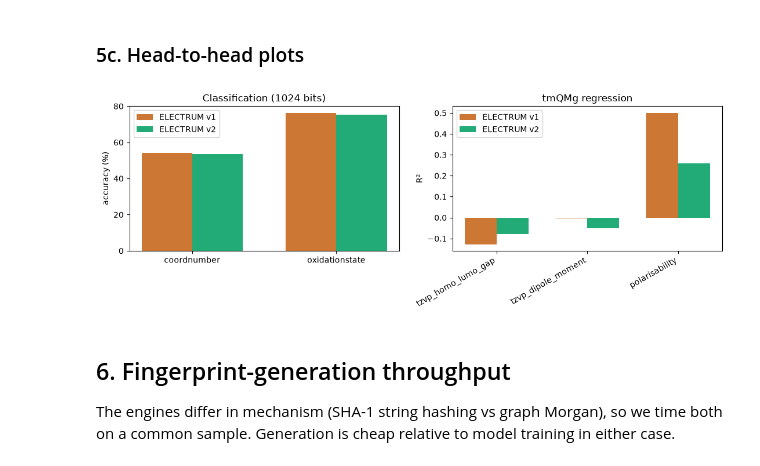
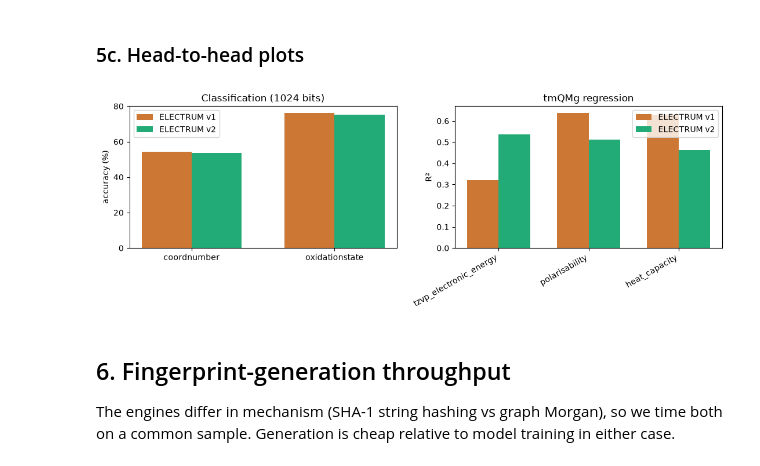
Before and after one commit to TheFreiLab/electrum_val, a Jupyter notebook: 08-electrum-v2-benchmark.ipynb, the cells around one changed output. Cells and saved outputs as stored; diff of their text form; code cells hidden in the pictures.

```diff
--- a/08-electrum-v2-benchmark.ipynb
+++ b/08-electrum-v2-benchmark.ipynb
@@ -127,7 +127,7 @@ if QUICK:
     MLP_HIDDEN  = (256, 128, 64)
     MLP_MAXITER = 300
     N_SPLITS    = 3
-    REG_TARGETS = ["tzvp_homo_lumo_gap", "tzvp_dipole_moment", "polarisability"]
+    REG_TARGETS = ["tzvp_electronic_energy", "polarisability", "heat_capacity"]
     REPRO_N     = 200
 else:
     SUBSAMPLE   = None                 # use all rows
@@ -135,9 +135,14 @@ else:
     MLP_HIDDEN  = (512, 256, 128, 64, 32)   # paper architecture
     MLP_MAXITER = 1000
     N_SPLITS    = 3
-    REG_TARGETS = [
+    REG_TARGETS = [   # the paper's full 20-target panel
         "tzvp_lumo_energy", "tzvp_homo_energy", "tzvp_homo_lumo_gap",
-        "tzvp_dipole_moment", "polarisability", "tzvp_electronic_energy",
+        "homo_lumo_gap_delta", "tzvp_electronic_energy", "electronic_energy_delta",
+        "tzvp_dispersion_energy", "dispersion_energy_delta", "enthalpy_energy",
+        "enthalpy_energy_correction", "gibbs_energy", "gibbs_energy_correction",
+        "zpe_correction", "heat_capacity", "entropy", "tzvp_dipole_moment",
+        "dipole_moment_delta", "polarisability", "lowest_vibrational_frequency",
+        "highest_vibrational_frequency",
     ]
     REPRO_N     = 2000
 
@@ -568,32 +604,33 @@ tmQMg regression
 # %%
 fig, axes = plt.subplots(1, 2, figsize=(11, 4))
 
 # classification accuracy, v1 vs v2 (largest bit size)
 nb = BIT_SIZES[-1]
 sub = clf_df[clf_df["n_bits"] == nb]
 dnames = sub["dataset"].unique()
 x = np.arange(len(dnames)); w = 0.35
 for i, (eng, col) in enumerate([("v1", "#c73"), ("v2", "#2a7")]):
     vals = [sub[(sub.dataset == d) & (sub.engine == eng)]["_acc"].values[0] for d in dnames]
     axes[0].bar(x + (i-0.5)*w, vals, w, label=f"ELECTRUM {eng}", color=col)
 axes[0].set_xticks(x); axes[0].set_xticklabels(dnames)
 axes[0].set_ylabel("accuracy (%)"); axes[0].set_title(f"Classification ({nb} bits)")
 axes[0].legend()
 
 # regression R2, v1 vs v2
-tnames = reg_df["target"].unique()
+reg_plot = reg_df[reg_df.engine.isin(["v1", "v2"])]
+tnames = reg_plot["target"].unique()
 x = np.arange(len(tnames))
 for i, (eng, col) in enumerate([("v1", "#c73"), ("v2", "#2a7")]):
-    vals = [reg_df[(reg_df.target == t) & (reg_df.engine == eng)]["_r2"].values[0] for t in tnames]
+    vals = [reg_plot[(reg_plot.target == t) & (reg_plot.engine == eng)]["_r2"].values[0] for t in tnames]
     axes[1].bar(x + (i-0.5)*w, vals, w, label=f"ELECTRUM {eng}", color=col)
 axes[1].set_xticks(x); axes[1].set_xticklabels(tnames, rotation=30, ha="right")
 axes[1].set_ylabel("R²"); axes[1].set_title("tmQMg regression"); axes[1].legend()
 
 plt.tight_layout()
 plt.savefig(os.path.join(FIG_DIR, "predictive_headtohead.png"), dpi=150)
 plt.show()
 # %% [output]
-[figure, old version]
+[figure, new version]
 # %% [markdown]
 ## 6. Fingerprint-generation throughput
 
```
Also changed, not shown: parts of 4 cells of this notebook, 1 other file.
